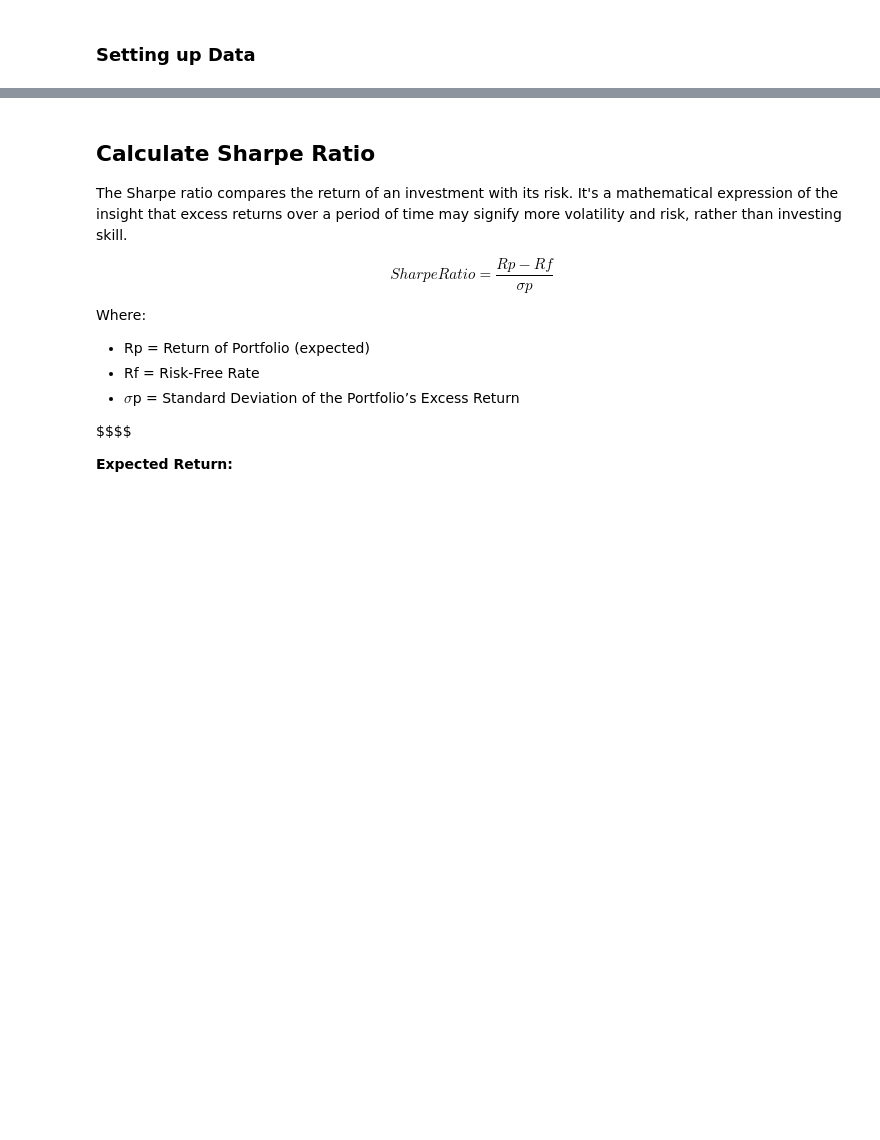
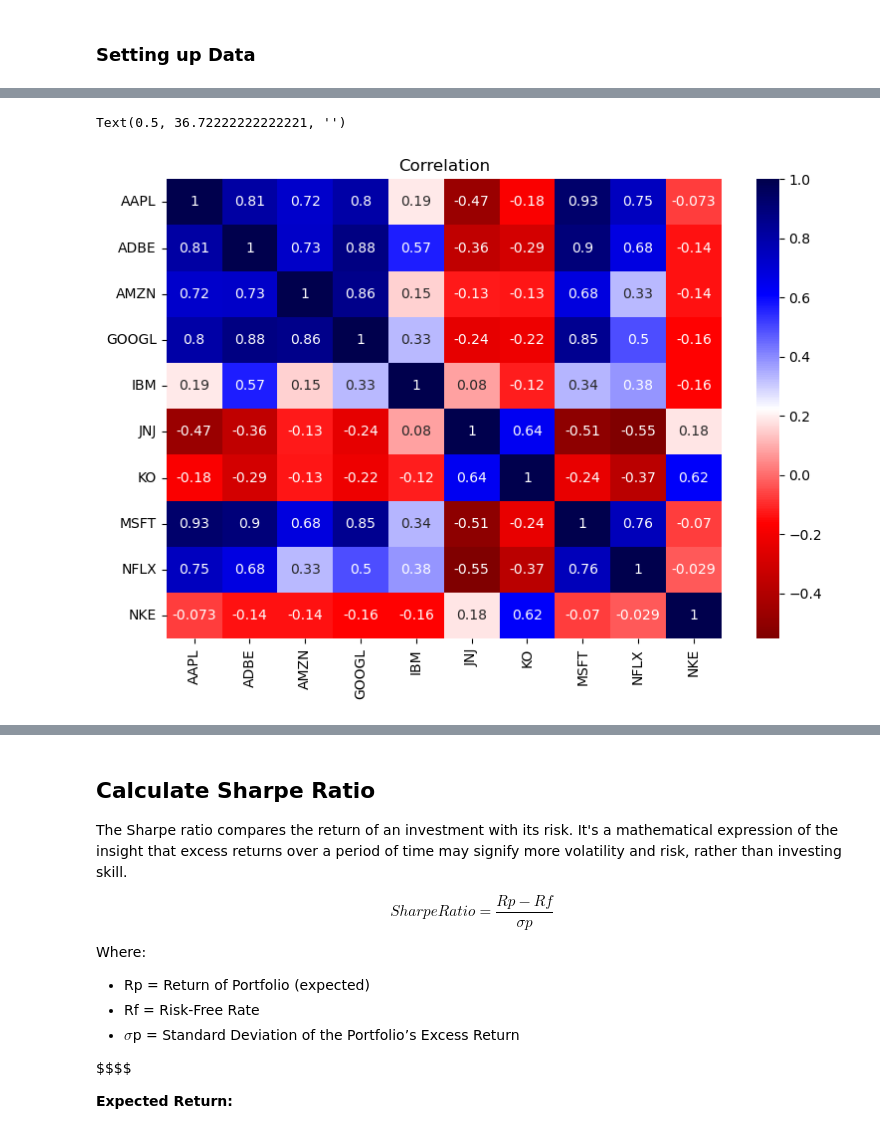
Before and after one commit to VIDIT-9/Portfolio-Optimization, a Jupyter notebook: Portifolio Optimization.ipynb, the cells around one changed output, grey strips where cells are left out. Drawn from its saved outputs; the diff is of its cells as text; code cells hidden in the pictures; blank space fills up the shorter version.

```diff
--- a/Portifolio Optimization.ipynb
+++ b/Portifolio Optimization.ipynb
@@ -135,0 +137,12 @@ display(price_data)
+# %%
+plt.figure(figsize=(9,6))
+
+sns.heatmap(price_data.corr(), annot=True, cmap='seismic_r')
+plt.title('Correlation', fontsize=12)
+plt.yticks(rotation=0)
+plt.xticks(rotation=90)
+plt.ylabel('')
+plt.xlabel('')
+# %% [output]
+Text(0.5, 36.72222222222221, '')
+[figure, added]
```
Also changed, not shown: parts of 5 cells of this notebook.
